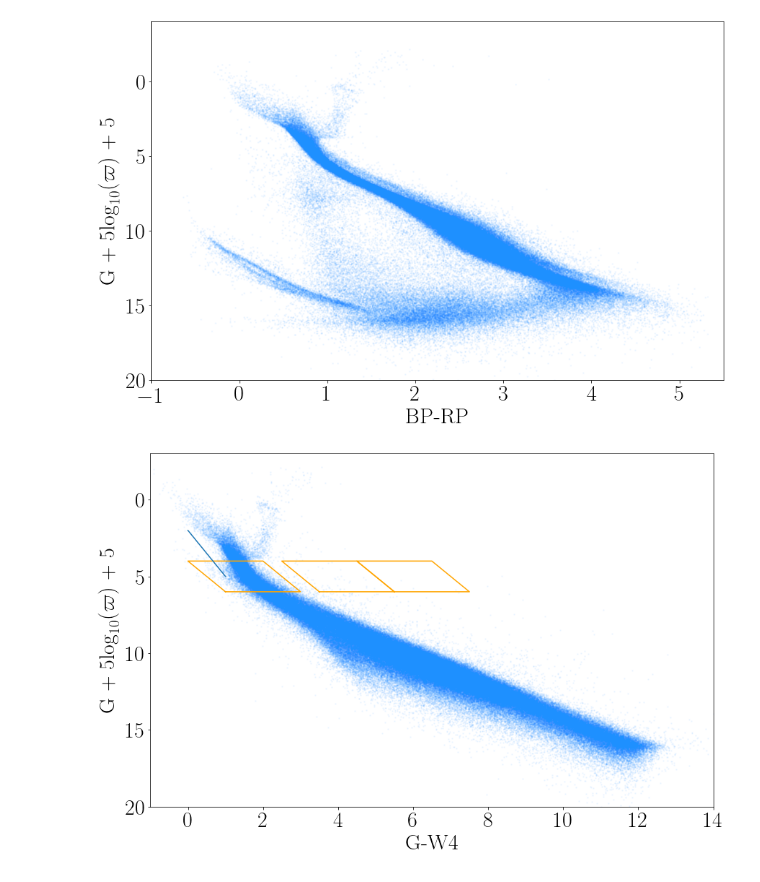
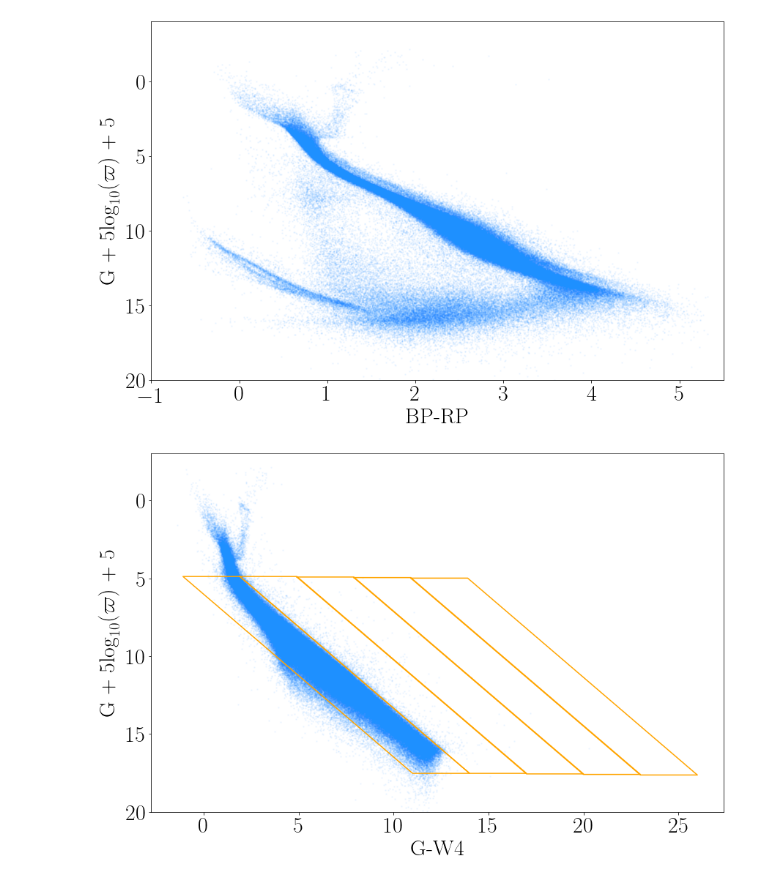
Before and after one commit to suafle/Clase2, a Jupyter notebook: upper_limits.ipynb, the cells around one changed output. Cells and saved outputs as stored; diff of their text form; code cells hidden in the pictures.

Commit message:
Rombos

```diff
--- a/upper_limits.ipynb
+++ b/upper_limits.ipynb
@@ -111,6 +111,9 @@ plt.close()
 # %%
 def linea(x,n):
   return (20/3.)*x + n
+
+def linea2(x,m,n):
+  return m*x + n
 
 def inv_linea(m,y,n):
   return (y-n)/m
@@ -119,40 +122,59 @@ def rombo(m,y1,y2,n1,n2):
   x1 = inv_linea(m,y1,n1)
   x2 = inv_linea(m,y1,n2)
   x3 = inv_linea(m,y2,n2)
   x4 = inv_linea(m,y2,n1)
   x5 = x1
   return [x1,x2,x3,x4,x5],[y1,y1,y2,y2,y1]
 
 def rombod(y1,y2,x1,x4,dx): #y1 top line (smallest), y2 bottom line (largest), x1 upper-left corner, x4 bottom-left corner
   m = (y1-y2)/(x1-x4)
   n1 = y1 - m*x1
   n2 = y2 - m*(x1 + dx)
   x2 = (y1 - n2)/m
   x3 = (y2 - n2)/m
   return [x1,x2,x3,x4,x1],[y1,y1,y2,y2,y1]
 
+def romboe(X,m,n,dx): #y1 top line(smallest), y2 bottom line (largest), x1 upper-left corner, x4 bottom left corner
+  x1 = X[0]
+  x4 = X[1]
+  y1 = m*x1 + n
+  y2 = m*x4 + n
+  x2 = x1 + dx
+  x3 = x4 + dx
+  return [x1,x2,x3,x4,x1],[y1,y1,y2,y2,y1]
+
 matplotlib.rcParams.update({'font.size': 30})
 plt.figure(figsize=(14,9))
 
 #plt.scatter(df['bp_rp_real'],df['g_abs'],alpha=0.05,c='dodgerblue')
 plt.scatter(df['g_w4'],df['g_abs'],alpha=0.05,c='dodgerblue',s=2)
 
-rombo_a = rombod(6,4,1,0,1)
-rombo_b = rombod(6,4,3.5,2.5,1)
-rombo_c = rombod(6,4,5.5,4.5,1)
+#rombo_a = rombod(6,4,1,0,1)
+#rombo_b = rombod(6,4,3.5,2.5,1)
+#rombo_c = rombod(6,4,5.5,4.5,1)
 
-plt.plot(rombo_a[0],rombo_a[1],c='orange')
-plt.plot(rombo_b[0],rombo_b[1],c='orange')
-plt.plot(rombo_c[0],rombo_c[1],c='orange')
+#plt.plot(rombo_a[0],rombo_a[1],c='orange')
+#plt.plot(rombo_b[0],rombo_b[1],c='orange')
+#plt.plot(rombo_c[0],rombo_c[1],c='orange')
 
-x = np.array([2,5])
-plt.plot(np.array([2,5]),)
+#plt.plot(x,linea2(x,1.045,2.9),c='red')
 
+x = np.array([1.9,14])
+rombo_e = romboe(x,1.045,2.9,-3)
+rombo_f = romboe(x,1.045,2.9,3)
+rombo_g = romboe(x+3,1.045,-0.2,3)
+rombo_h = romboe(x+6,1.045,-3.3,3)
+rombo_i = romboe(x+9,1.045,-6.4,3)
+plt.plot(rombo_e[0],rombo_e[1],c='orange')
+plt.plot(rombo_f[0],rombo_f[1],c='orange')
+plt.plot(rombo_g[0],rombo_g[1],c='orange')
+plt.plot(rombo_h[0],rombo_h[1],c='orange')
+plt.plot(rombo_i[0],rombo_i[1],c='orange')
 plt.xlabel('G-W4')
 plt.ylabel(r'G + 5$\log_{10}$($\varpi$) + 5')
-plt.xlim(-1,14)
+#plt.xlim(-1,14)
 plt.ylim(20,-3)
 plt.show()
 plt.close()
 # %% [output]
-[figure, old version]
+[figure, new version]
```
Also changed, not shown: parts of 1 cell of this notebook.
